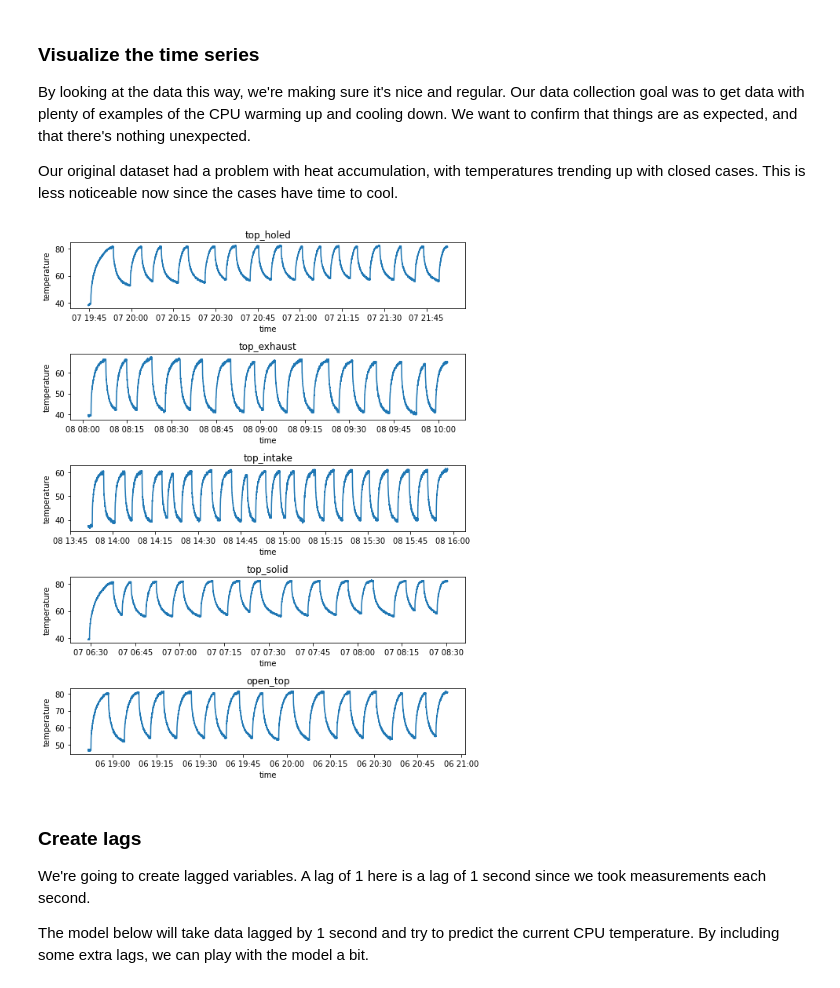
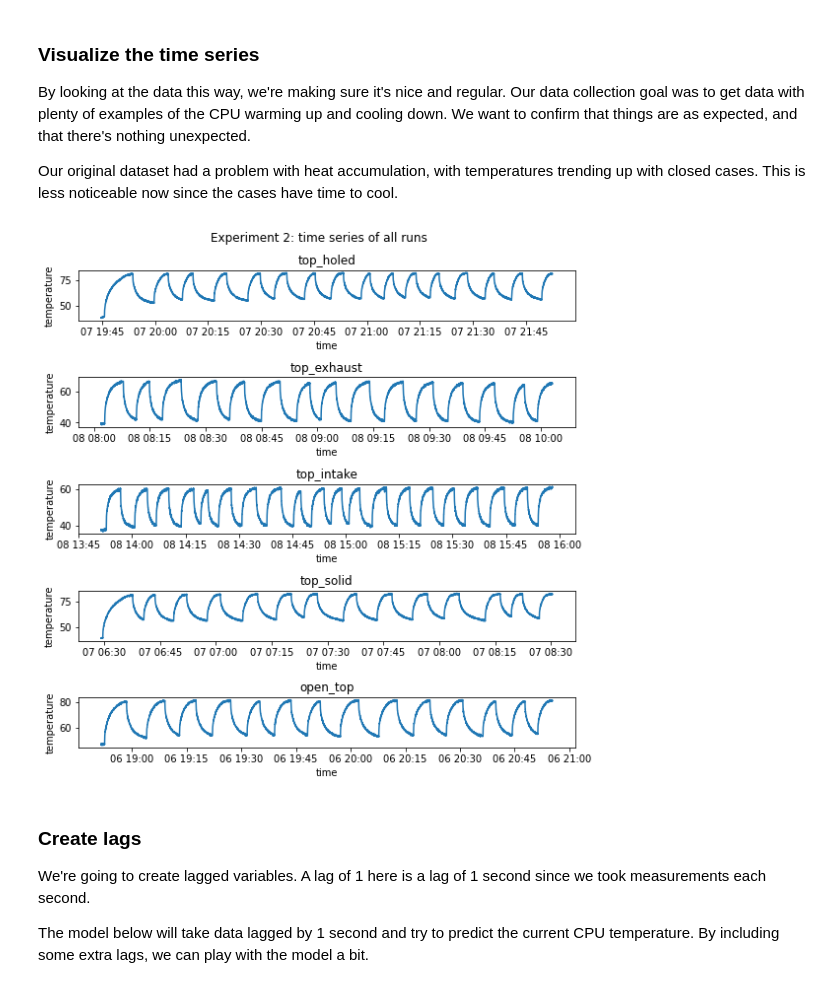
Before and after one commit to sjchiass/pitemp, a Jupyter notebook: 05_time_series.ipynb, the cells around one changed output. Saved outputs shown, nothing was run; the diff lists cells and outputs as text; code cells hidden in the pictures.

Commit message:
Complete README for experiment 2

```diff
--- a/05_time_series.ipynb
+++ b/05_time_series.ipynb
@@ -194,18 +194,19 @@ By looking at the data this way, we're making sure it's nice and regular. Our da
 
 Our original dataset had a problem with heat accumulation, with temperatures trending up with closed cases. This is less noticeable now since the cases have time to cool.
 # %%
-fig, axs = plt.subplots(len(list_of_files), 1, figsize=(8, 10))
+fig, axs = plt.subplots(len(list_of_files), 1, figsize=(8, 8))
 for n, name in enumerate(list_of_names):
     axs[n].plot(df_dt.loc[df_dt.name == name].index,
                 df_dt.loc[df_dt.name == name].temp)
     axs[n].set_xlabel("time")
     axs[n].set_ylabel("temperature")
     axs[n].set_title(name)
+fig.suptitle("Experiment 2: time series of all runs")
 fig.tight_layout()
 plt.savefig("./images/exp2_stable_time_series.png")
 plt.show()
 # %% [output]
-[figure, old version]
+[figure, new version]
 # %% [markdown]
 ### Create lags
 
```
Also changed, not shown: parts of 2 cells of this notebook, 4 other files.
